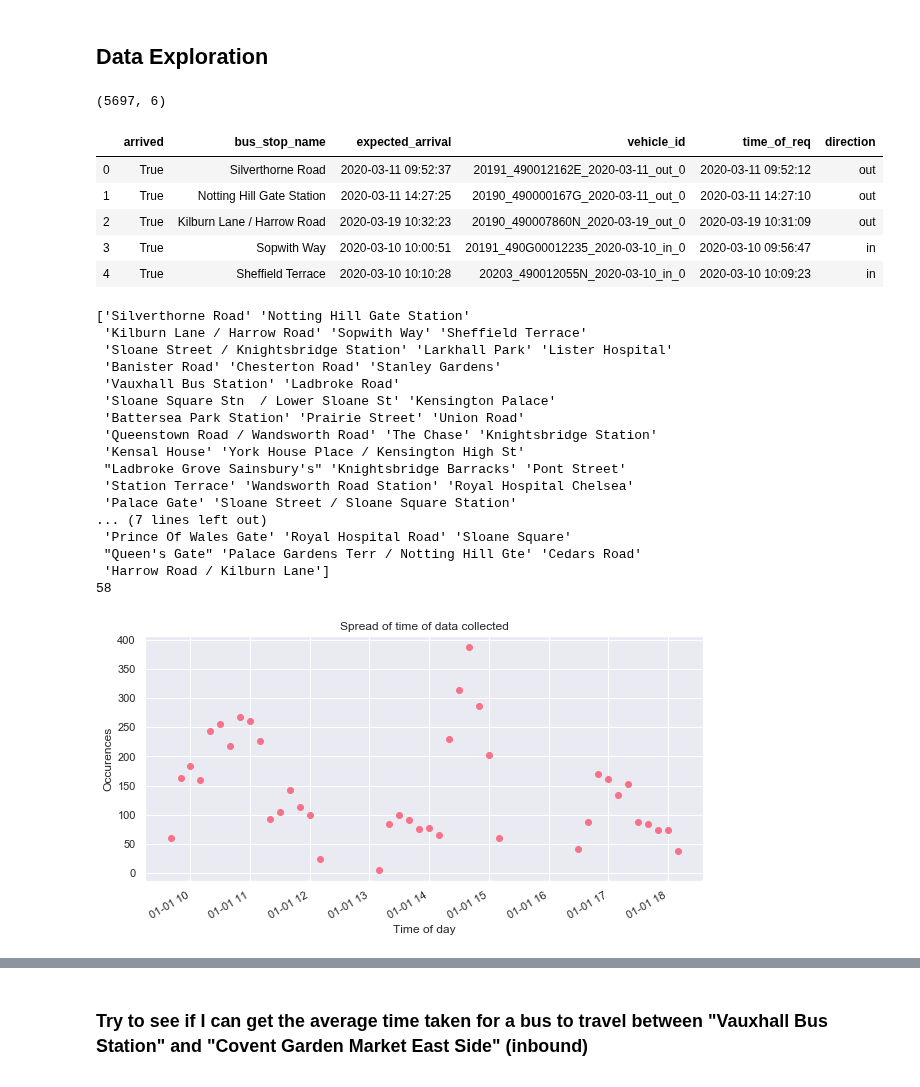
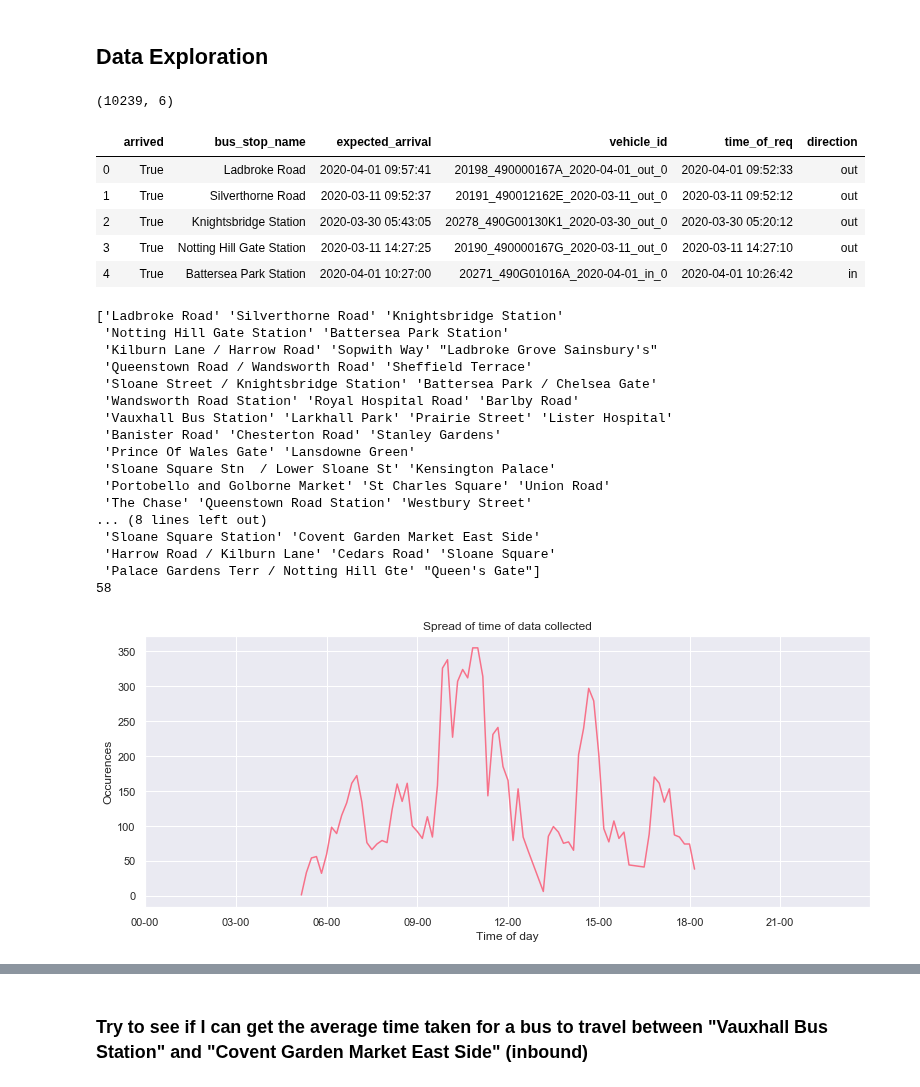
Before and after one commit to serenelc/individual-project-beng, a Jupyter notebook: data-analytics.ipynb, the cells around one changed output, grey strips where cells are left out. Cells and saved outputs as stored; diff of their text form; code cells hidden in the pictures.

```diff
--- a/data-analytics.ipynb
+++ b/data-analytics.ipynb
@@ -18,52 +20,54 @@ sns.set_palette(sns.color_palette(my_palette))
 # %% [markdown]
 ## Data Exploration
 # %%
-data = pd.read_csv("data/452 25:03:20.csv")
+data = pd.read_csv("data/452 01-04-20.csv")
 print(data.shape)
 data.head()
 # %% [output]
-(5697, 6)
+(10239, 6)
 |  | arrived | bus_stop_name | expected_arrival | vehicle_id | time_of_req | direction |
-| 0 | True | Silverthorne Road | 2020-03-11 09:52:37 | 20191_490012162E_2020-03-11_out_0 | 2020-03-11 09:52:12 | out |
-| 1 | True | Notting Hill Gate Station | 2020-03-11 14:27:25 | 20190_490000167G_2020-03-11_out_0 | 2020-03-11 14:27:10 | out |
-| 2 | True | Kilburn Lane / Harrow Road | 2020-03-19 10:32:23 | 20190_490007860N_2020-03-19_out_0 | 2020-03-19 10:31:09 | out |
-| 3 | True | Sopwith Way | 2020-03-10 10:00:51 | 20191_490G00012235_2020-03-10_in_0 | 2020-03-10 09:56:47 | in |
-| 4 | True | Sheffield Terrace | 2020-03-10 10:10:28 | 20203_490012055N_2020-03-10_in_0 | 2020-03-10 10:09:23 | in |
+| 0 | True | Ladbroke Road | 2020-04-01 09:57:41 | 20198_490000167A_2020-04-01_out_0 | 2020-04-01 09:52:33 | out |
+| 1 | True | Silverthorne Road | 2020-03-11 09:52:37 | 20191_490012162E_2020-03-11_out_0 | 2020-03-11 09:52:12 | out |
+| 2 | True | Knightsbridge Station | 2020-03-30 05:43:05 | 20278_490G00130K1_2020-03-30_out_0 | 2020-03-30 05:20:12 | out |
+| 3 | True | Notting Hill Gate Station | 2020-03-11 14:27:25 | 20190_490000167G_2020-03-11_out_0 | 2020-03-11 14:27:10 | out |
+| 4 | True | Battersea Park Station | 2020-04-01 10:27:00 | 20271_490G01016A_2020-04-01_in_0 | 2020-04-01 10:26:42 | in |
 # %%
 data = data.drop(columns = "arrived")
 print(data['bus_stop_name'].unique())
 print(len(data['bus_stop_name'].unique()))
 # %% [output]
-['Silverthorne Road' 'Notting Hill Gate Station'
- 'Kilburn Lane / Harrow Road' 'Sopwith Way' 'Sheffield Terrace'
- 'Sloane Street / Knightsbridge Station' 'Larkhall Park' 'Lister Hospital'
+['Ladbroke Road' 'Silverthorne Road' 'Knightsbridge Station'
+ 'Notting Hill Gate Station' 'Battersea Park Station'
+ 'Kilburn Lane / Harrow Road' 'Sopwith Way' "Ladbroke Grove Sainsbury's"
+ 'Queenstown Road / Wandsworth Road' 'Sheffield Terrace'
+ 'Sloane Street / Knightsbridge Station' 'Battersea Park / Chelsea Gate'
+ 'Wandsworth Road Station' 'Royal Hospital Road' 'Barlby Road'
+ 'Vauxhall Bus Station' 'Larkhall Park' 'Prairie Street' 'Lister Hospital'
  'Banister Road' 'Chesterton Road' 'Stanley Gardens'
- 'Vauxhall Bus Station' 'Ladbroke Road'
+ 'Prince Of Wales Gate' 'Lansdowne Green'
  'Sloane Square Stn  / Lower Sloane St' 'Kensington Palace'
- 'Battersea Park Station' 'Prairie Street' 'Union Road'
- 'Queenstown Road / Wandsworth Road' 'The Chase' 'Knightsbridge Station'
- 'Kensal House' 'York House Place / Kensington High St'
- "Ladbroke Grove Sainsbury's" 'Knightsbridge Barracks' 'Pont Street'
- 'Station Terrace' 'Wandsworth Road Station' 'Royal Hospital Chelsea'
- 'Palace Gate' 'Sloane Street / Sloane Square Station'
-... (7 lines left out)
- 'Prince Of Wales Gate' 'Royal Hospital Road' 'Sloane Square'
- "Queen's Gate" 'Palace Gardens Terr / Notting Hill Gte' 'Cedars Road'
- 'Harrow Road / Kilburn Lane']
+ 'Portobello and Golborne Market' 'St Charles Square' 'Union Road'
+ 'The Chase' 'Queenstown Road Station' 'Westbury Street'
+... (8 lines left out)
+ 'Sloane Square Station' 'Covent Garden Market East Side'
+ 'Harrow Road / Kilburn Lane' 'Cedars Road' 'Sloane Square'
+ 'Palace Gardens Terr / Notting Hill Gte' "Queen's Gate"]
 58
 # %%
 hour_min = [x[11:15] + '0' for x in data['expected_arrival']]
 for_aggr = data.assign(hour_min = hour_min)
 for_aggr = for_aggr.groupby('hour_min').count().reset_index()
 
-# arrival_datetimes = [dt.datetime.strptime(d, '%Y-%m-%d %H:%M:%S') for d in data['expected_arrival']]
 arrival_times = [dt.datetime.strptime(time, '%H:%M') for time in for_aggr['hour_min']]
 
-fig, ax = plt.subplots(figsize=(10, 5))
-ax.plot_date(arrival_times, for_aggr['bus_stop_name'], xdate=True)
+fig, ax = plt.subplots(figsize=(13, 5))
+ax.plot(arrival_times, for_aggr['bus_stop_name'])
 ax.set_title("Spread of time of data collected")
+ax.set_xlim(dt.datetime.strptime('00:00', '%H:%M'), dt.datetime.strptime('23:59', '%H:%M'))
+date_form = DateFormatter("%H-%M")
+ax.xaxis.set_major_formatter(date_form)
 ax.set_xlabel("Time of day")
 ax.set_ylabel("Occurences")
 plt.show()
 # %% [output]
-[figure, old version]
+[figure, new version]
```
Also changed, not shown: parts of 5 cells of this notebook, 5 other files.
